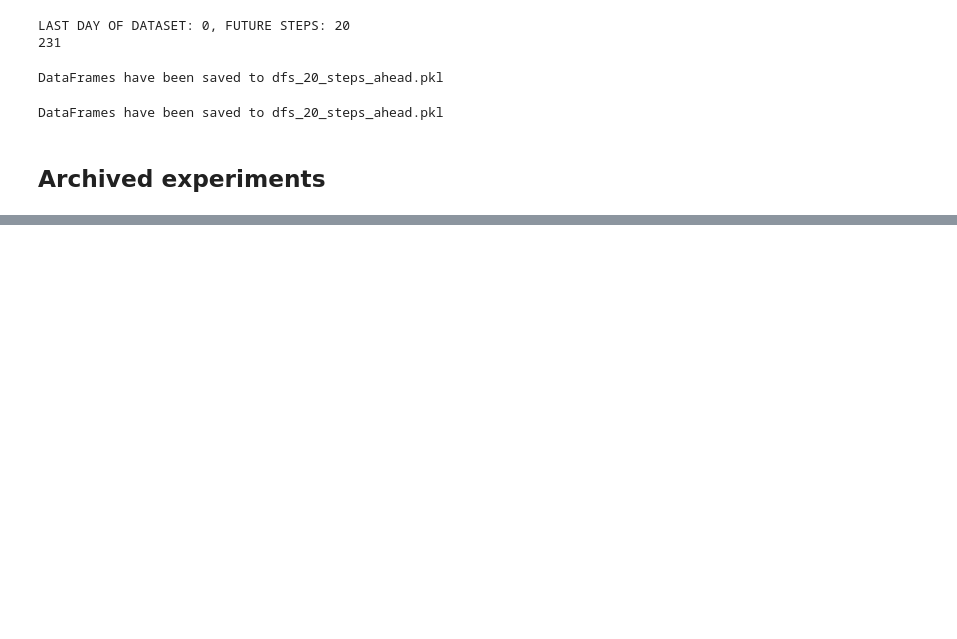
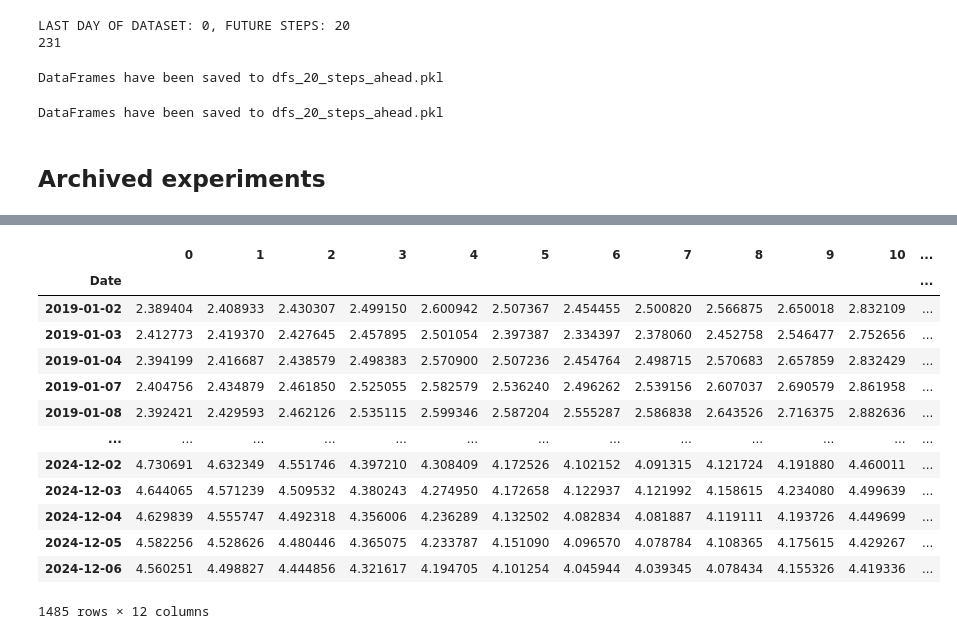
Before and after one commit to QuanPham19/functional-kan, a Jupyter notebook: phase_2/pytorch/func2func.ipynb, the cells around one changed output, grey strips where cells are left out. Cells and saved outputs as stored; diff of their text form; code cells hidden in the pictures; blank space fills up the shorter version.

```diff
--- a/phase_2/pytorch/func2func.ipynb
+++ b/phase_2/pytorch/func2func.ipynb
@@ -314,0 +370,9 @@ array([4.56025102, 4.32062331, 4.15940159, 4.10229804, 4.01562962,
+# %%
+def basis_data_retrieval():
+    data = treasury_data_retrieval('us_treasury_rates_large.csv')
+    basis = data.apply(points_to_curve, axis=1, result_type="expand")
+    basis.columns = [f'Basis_{i}' for i in range(basis.shape[1])]
+    return basis
+
+test = basis_data_retrieval()
+test.head()
@@ -314,0 +387,17 @@ array([4.56025102, 4.32062331, 4.15940159, 4.10229804, 4.01562962,
+# %%
+test.apply(spline_curve_to_points, axis=1, result_type='expand')
+# %% [output]
+|  | 0 | 1 | 2 | 3 | 4 | 5 | 6 | 7 | 8 | 9 | 10 | ... |
+| Date |  |  |  |  |  |  |  |  |  |  |  | ... |
+| 2019-01-02 | 2.389404 | 2.408933 | 2.430307 | 2.499150 | 2.600942 | 2.507367 | 2.454455 | 2.500820 | 2.566875 | 2.650018 | 2.832109 | ... |
+| 2019-01-03 | 2.412773 | 2.419370 | 2.427645 | 2.457895 | 2.501054 | 2.397387 | 2.334397 | 2.378060 | 2.452758 | 2.546477 | 2.752656 | ... |
+| 2019-01-04 | 2.394199 | 2.416687 | 2.438579 | 2.498383 | 2.570900 | 2.507236 | 2.454764 | 2.498715 | 2.570683 | 2.657859 | 2.832429 | ... |
+| 2019-01-07 | 2.404756 | 2.434879 | 2.461850 | 2.525055 | 2.582579 | 2.536240 | 2.496262 | 2.539156 | 2.607037 | 2.690579 | 2.861958 | ... |
+| 2019-01-08 | 2.392421 | 2.429593 | 2.462126 | 2.535115 | 2.599346 | 2.587204 | 2.555287 | 2.586838 | 2.643526 | 2.716375 | 2.882636 | ... |
+| ... | ... | ... | ... | ... | ... | ... | ... | ... | ... | ... | ... | ... |
+| 2024-12-02 | 4.730691 | 4.632349 | 4.551746 | 4.397210 | 4.308409 | 4.172526 | 4.102152 | 4.091315 | 4.121724 | 4.191880 | 4.460011 | ... |
+| 2024-12-03 | 4.644065 | 4.571239 | 4.509532 | 4.380243 | 4.274950 | 4.172658 | 4.122937 | 4.121992 | 4.158615 | 4.234080 | 4.499639 | ... |
+| 2024-12-04 | 4.629839 | 4.555747 | 4.492318 | 4.356006 | 4.236289 | 4.132502 | 4.082834 | 4.081887 | 4.119111 | 4.193726 | 4.449699 | ... |
+| 2024-12-05 | 4.582256 | 4.528626 | 4.480446 | 4.365075 | 4.233787 | 4.151090 | 4.096570 | 4.078784 | 4.108365 | 4.175615 | 4.429267 | ... |
+| 2024-12-06 | 4.560251 | 4.498827 | 4.444856 | 4.321617 | 4.194705 | 4.101254 | 4.045944 | 4.039345 | 4.078434 | 4.155326 | 4.419336 | ... |
+1485 rows × 12 columns
```
Also changed, not shown: parts of 6 cells of this notebook, 3 other files.
